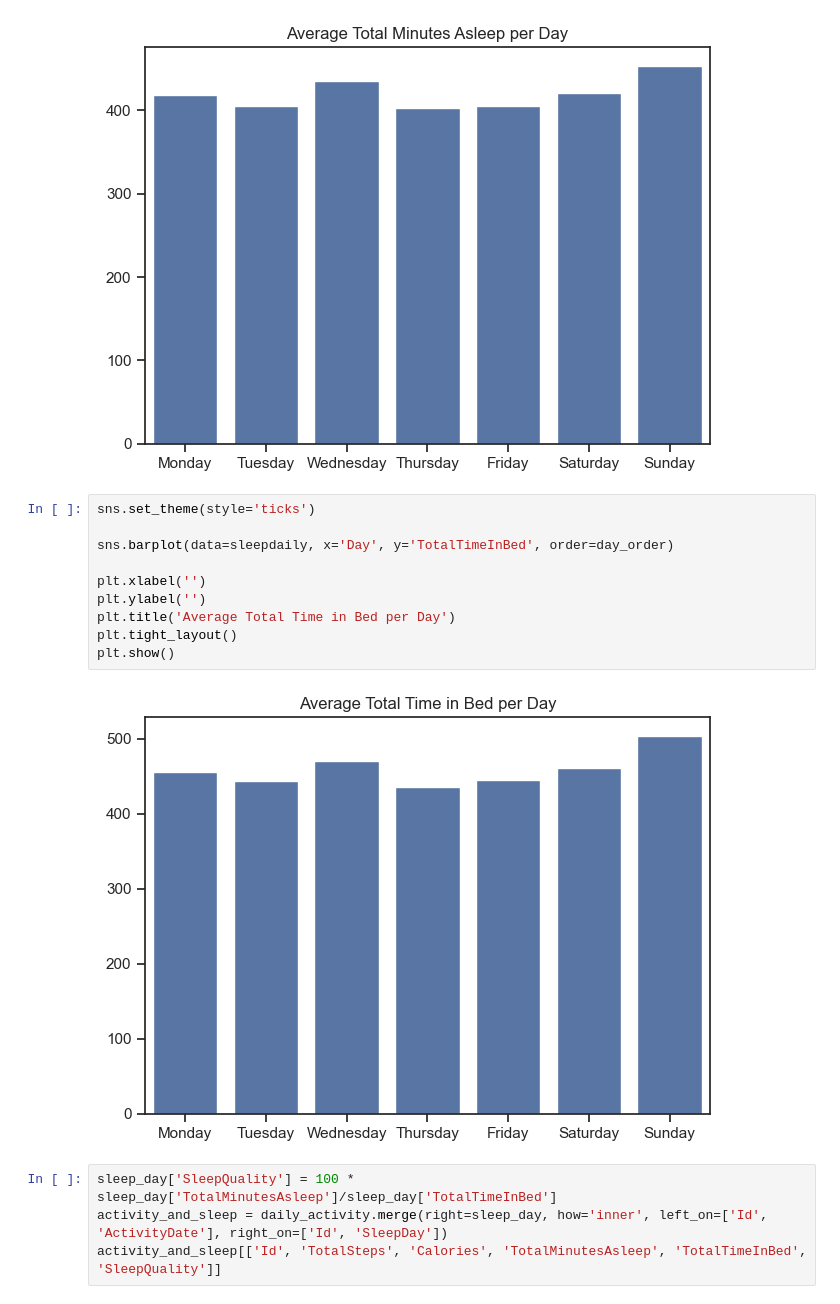
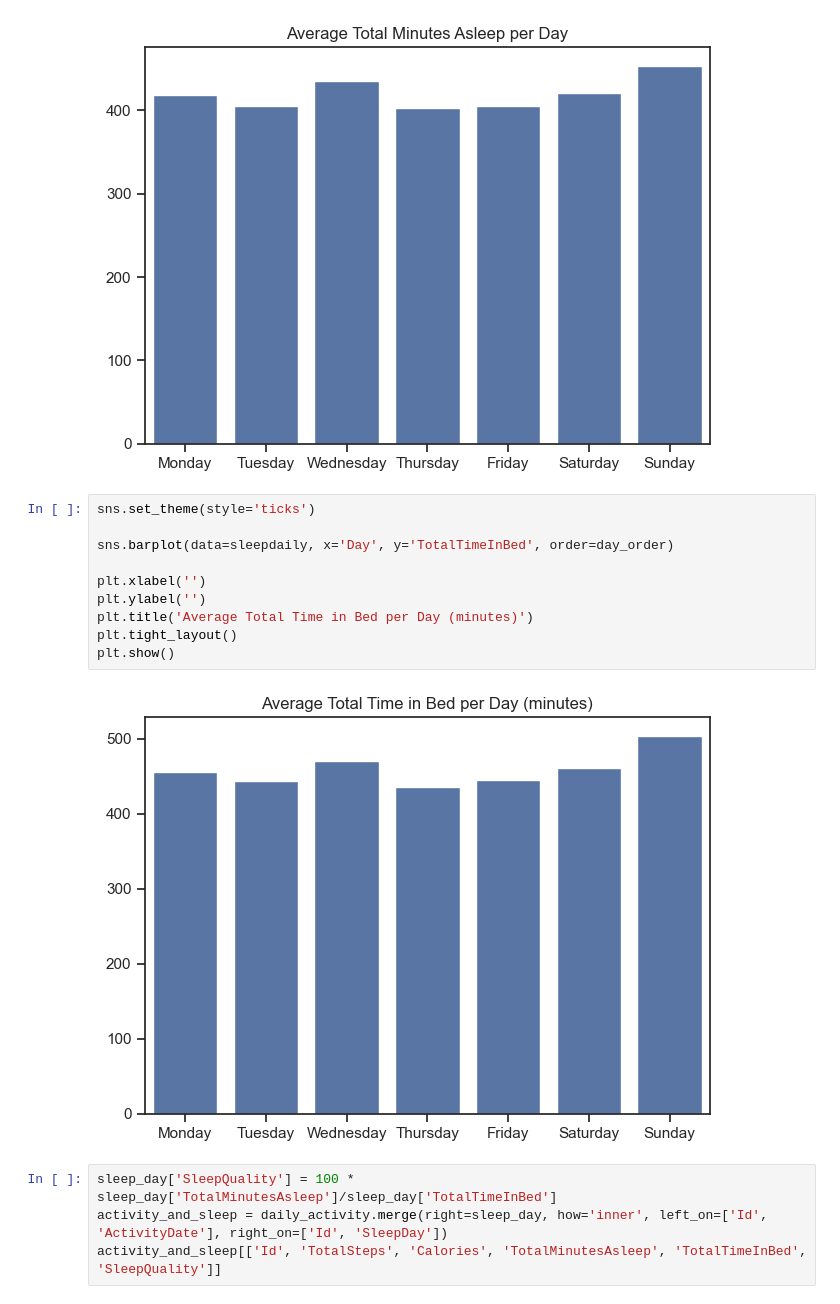
Before and after one commit to mariannamb/Bellabeat_Google_Capstone, a Jupyter notebook: bellabeat_proj/2_Process_and_Analyze.ipynb, the cells around one changed output. Cells and saved outputs as stored; diff of their text form.

```diff
--- a/bellabeat_proj/2_Process_and_Analyze.ipynb
+++ b/bellabeat_proj/2_Process_and_Analyze.ipynb
@@ -274,15 +274,15 @@ plt.show()
 # %%
 sns.set_theme(style='ticks')
 
 sns.barplot(data=sleepdaily, x='Day', y='TotalTimeInBed', order=day_order)
 
 plt.xlabel('')
 plt.ylabel('')
-plt.title('Average Total Time in Bed per Day')
+plt.title('Average Total Time in Bed per Day (minutes)')
 plt.tight_layout()
 plt.show()
 # %% [output]
-[figure, old version]
+[figure, new version]
 # %%
 sleep_day['SleepQuality'] = 100 * sleep_day['TotalMinutesAsleep']/sleep_day['TotalTimeInBed']
 activity_and_sleep = daily_activity.merge(right=sleep_day, how='inner', left_on=['Id', 'ActivityDate'], right_on=['Id', 'SleepDay'])
```
Also changed, not shown: 3 other files.
